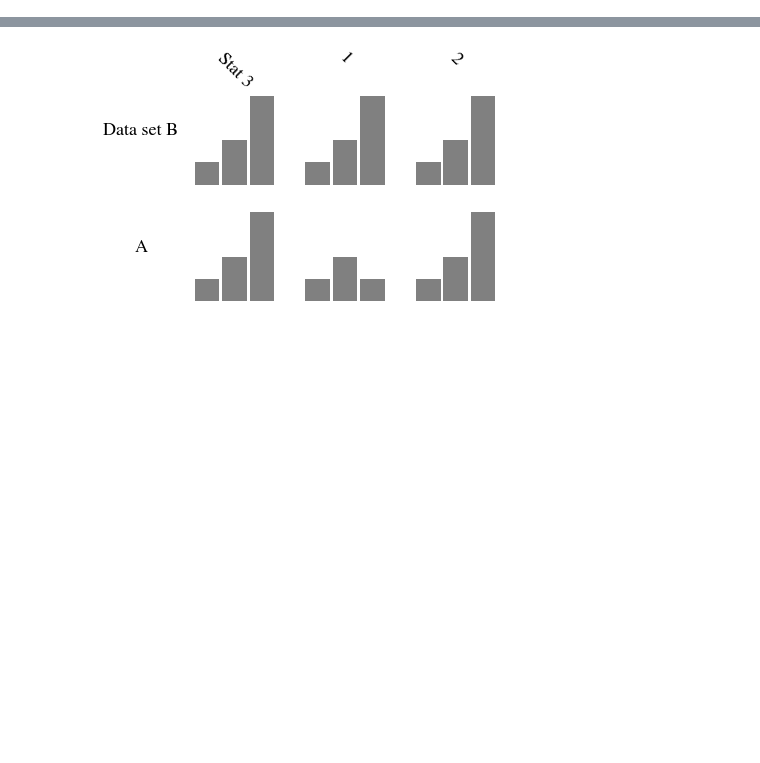
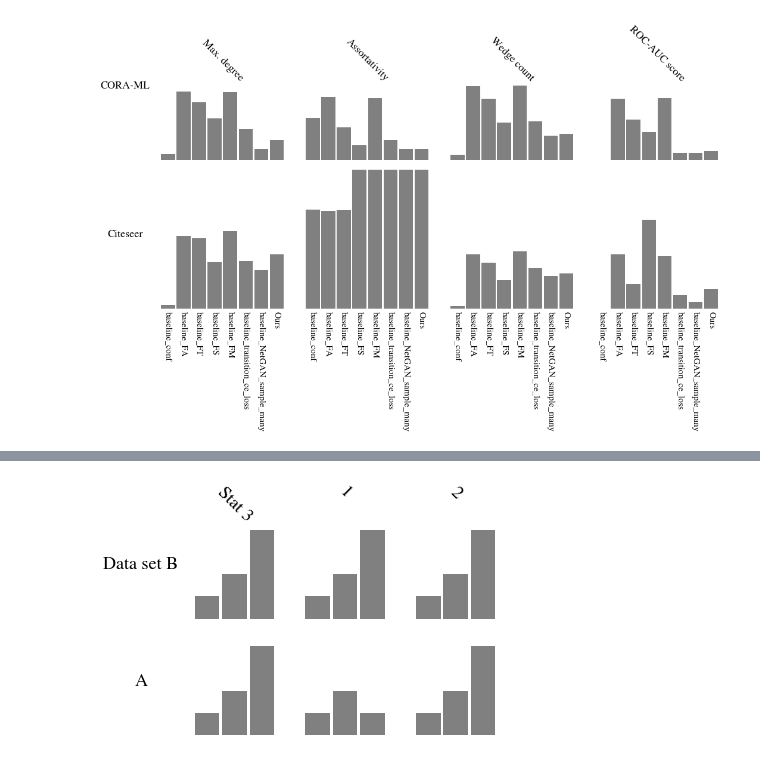
Before and after one commit to hheidrich/Net, a Jupyter notebook: exp/Barplots.ipynb, the cells around one changed output, grey strips where cells are left out. Saved outputs shown, nothing was run; the diff lists cells and outputs as text; code cells hidden in the pictures; blank space fills up the shorter version.

```diff
--- a/exp/Barplots.ipynb
+++ b/exp/Barplots.ipynb
@@ -83,0 +205,21 @@ def rename_keys(rel_error_dict, row_names, col_names):
+# %%
+statistic_fns = {'Assortativity':graph_statistics.assortativity,
+                 #'Average Degree':graph_statistics.average_degree,
+#                  'Claw Count':graph_statistics.claw_count,
+#                  'Clustering Coefficient':graph_statistics.clustering_coefficient,
+#                  'Characteristic Path Length':graph_statistics.compute_cpl,
+#                  'Edge Distribution Entropy':graph_statistics.edge_distribution_entropy,
+#                  'Gini':graph_statistics.gini,
+                 #'LCC Size':graph_statistics.LCC,
+                 'Max Degree':graph_statistics.max_degree,
+                 #'Min Degree':graph_statistics.min_degree,
+                 #'Num Connected Components':graph_statistics.num_connected_components,
+#                  'Power Law α':graph_statistics.power_law_alpha,
+#                  'Spectral Gap':graph_statistics.spectral_gap,
+#                  'Square Count':graph_statistics.square_count,
+#                  'Triangle Count':graph_statistics.triangle_count,
+                 'Wedge Count':graph_statistics.wedge_count
+                 }
+# %%
+rel_error_dict = make_rel_error_dict(path='../logs/bar_plot/', statistic_fns=statistic_fns, overlap=0.5,
+                                     link_prediction=True)
@@ -83,0 +244,17 @@ def rename_keys(rel_error_dict, row_names, col_names):
+# %%
+row_names = {'citeseer':'Citeseer'}
+col_names = {'Max Degree':'Max. degree', 'Wedge Count':'Wedge count', 'ROC-AUC Score':'ROC-AUC score'}
+model_names = {'baseline_conf':'Conf. model', 'baseline_FA':'LR-Adj', 'baseline_FT':'LR-Trans',
+               'baseline_FS':'LR-Lap', 'baseline_FM':'LR-Mod', 'baseline_transition_ce_loss':'LR-CE',
+               'baseline_NetGAN_sample_many':'NetGAN', 'Ours':'CELL'}
+
+rel_error_dict = rename_keys(rel_error_dict=rel_error_dict, row_names=row_names, col_names=col_names,
+                             model_names=model_names)
+
+sorted_plot = (['CORA-ML', 'Citeseer'], ['Max. degree', 'Assortativity', 'Wedge count', 'ROC-AUC score'],
+               ['Conf. model', 'LR-Adj', 'baseline_FT', 'baseline_FS', 'baseline_FM',
+                'baseline_transition_ce_loss', 'baseline_NetGAN_sample_many', 'Ours'])
+
+plot_rel_error_dict(rel_error_dict, sorted_plot=sorted_plot, width=1, figsize=(15, 10), colpad=-100)
+# %% [output]
+[figure, added]
```
Also changed, not shown: parts of 10 cells of this notebook.
